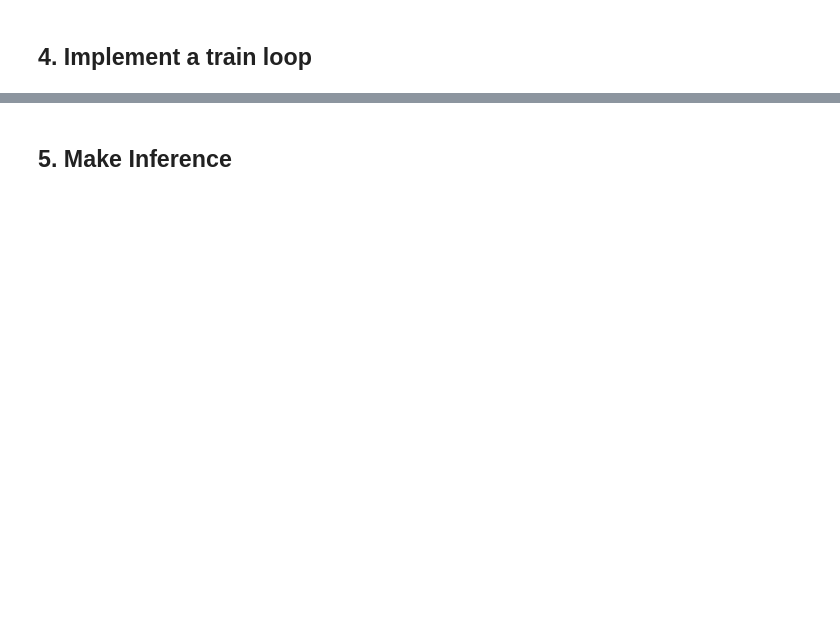
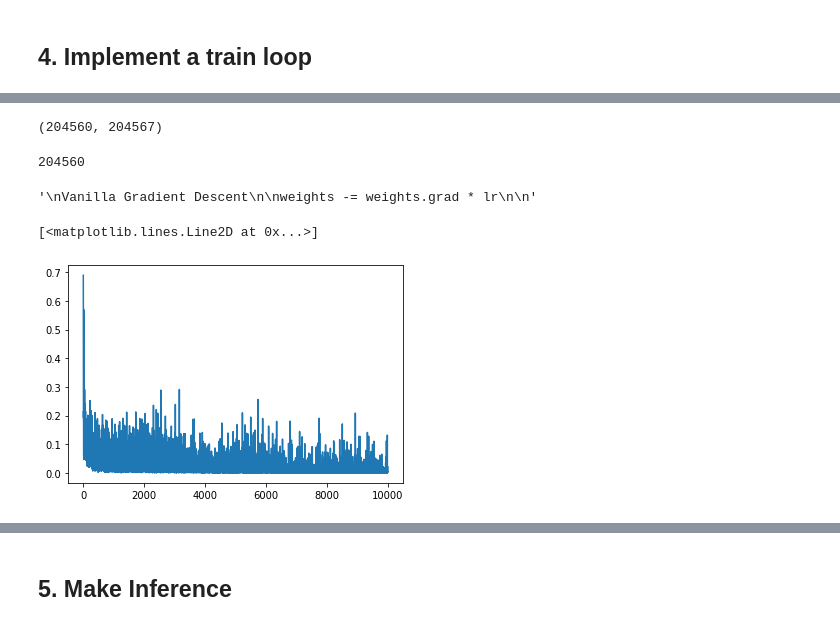
Before and after one commit to siahw/notes, a Jupyter notebook: “2_Named_Entity_Recognition_Livecoding_ipynb”的副本.ipynb, the cells around one changed output, grey strips where cells are left out. Cells and saved outputs as stored; diff of their text form; code cells hidden in the pictures; blank space fills up the shorter version.

```diff
--- a/“2_Named_Entity_Recognition_Livecoding_ipynb”的副本.ipynb
+++ b/“2_Named_Entity_Recognition_Livecoding_ipynb”的副本.ipynb
@@ -282,0 +373,2 @@ sentence[:5]
+# %%
+loss_fn = torch.nn.BCELoss() #this is the predefined binary cross entropy function
@@ -282,0 +428,13 @@ sentence[:5]
+# %%
+def prepare_dataset(dataset_in_sentence):
+  total_data_sample = []
+  for sentence in dataset_in_sentence[:100]:
+    for wrd_idx in range(len(sentence)):
+      words_window = get_words_window(sentence, wrd_idx, 2)
+      flattened_vector = make_flattened_vector_for_words_window(words_window)
+      label = sentence[wrd_idx].split(' ')[-1] in ('B-LOC', 'I-LOC')
+      data_sample = (flattened_vector, label)
+      total_data_sample.append(data_sample)
+  return total_data_sample
+
+total_data_sample = prepare_dataset(dataset_in_sentence)
@@ -282,0 +520,47 @@ sentence[:5]
+# %%
+len(train_loader) * train_loader.batch_size, len(train_loader.dataset)
+# %% [output]
+(204560, 204567)
+# %%
+204567//16 * 16
+# %% [output]
+204560
+# %%
+'''
+Vanilla Gradient Descent
+
+weights -= weights.grad * lr
+
+'''
+# %% [output]
+'\nVanilla Gradient Descent\n\nweights -= weights.grad * lr\n\n'
+# %%
+from tqdm import tqdm
+import itertools
+model = NERModel()
+optimizer = torch.optim.Adam(model.parameters(), lr=0.001)
+train_loader = DataLoader(dataset, batch_size=64, shuffle=True, collate_fn=custom_collate_fn, drop_last=True)
+
+loss_record = []
+# num_epochs = 5
+num_iteration = 0
+target_num_iteration = 10000
+
+# for epoch in tqdm(range(num_epochs)):
+for batch in itertools.cycle(train_loader):
+  input_tensor, label = batch # input_tensor = batch[0] // label = batch[1]
+  prediction = model(input_tensor)
+  loss = loss_fn(prediction, label.unsqueeze(1)) # Calculate loss
+  loss.backward() # Backpropagate the loss to get the gradient
+  optimizer.step() # Update the parameters
+  optimizer.zero_grad() # Reset the gradient of the parameters
+  loss_record.append(loss.item())
+  num_iteration += 1
+  if num_iteration > target_num_iteration:
+    break
+# %%
+import matplotlib.pyplot as plt
+plt.plot(loss_record)
+# %% [output]
+[<matplotlib.lines.Line2D at 0x...>]
+[figure, added]
```
Also changed, not shown: parts of 33 cells of this notebook.
